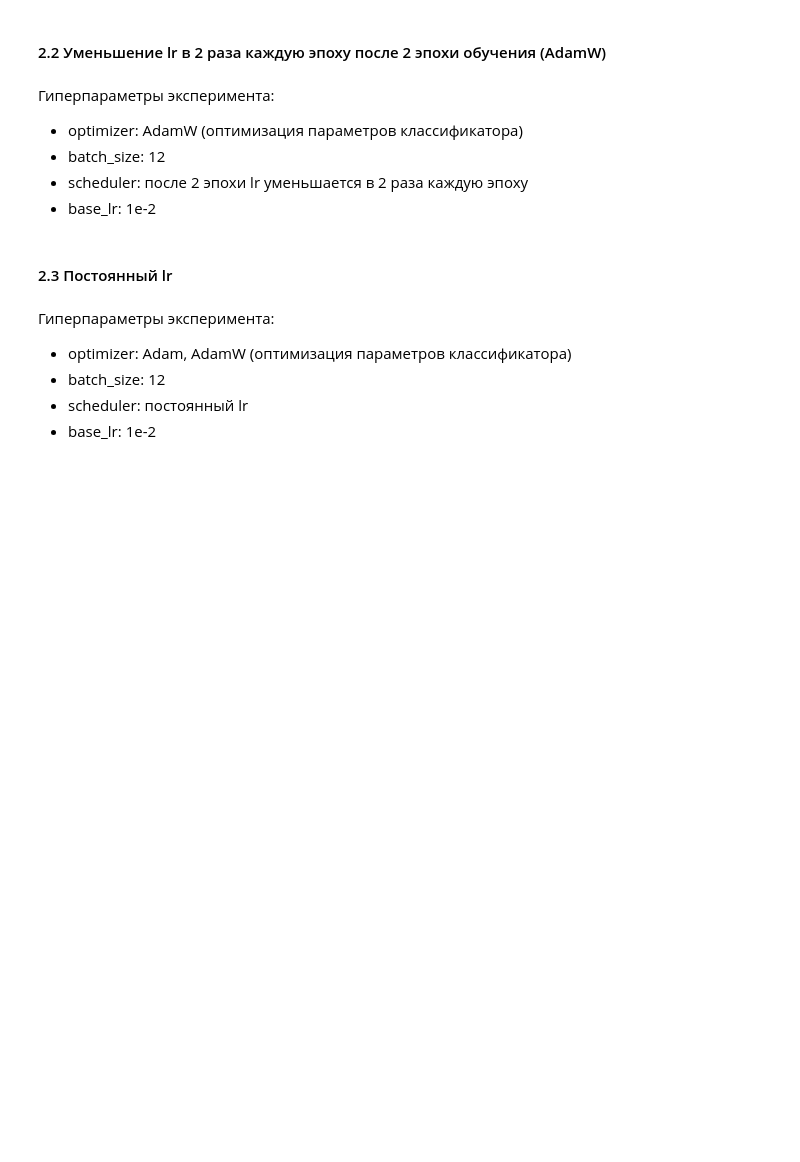
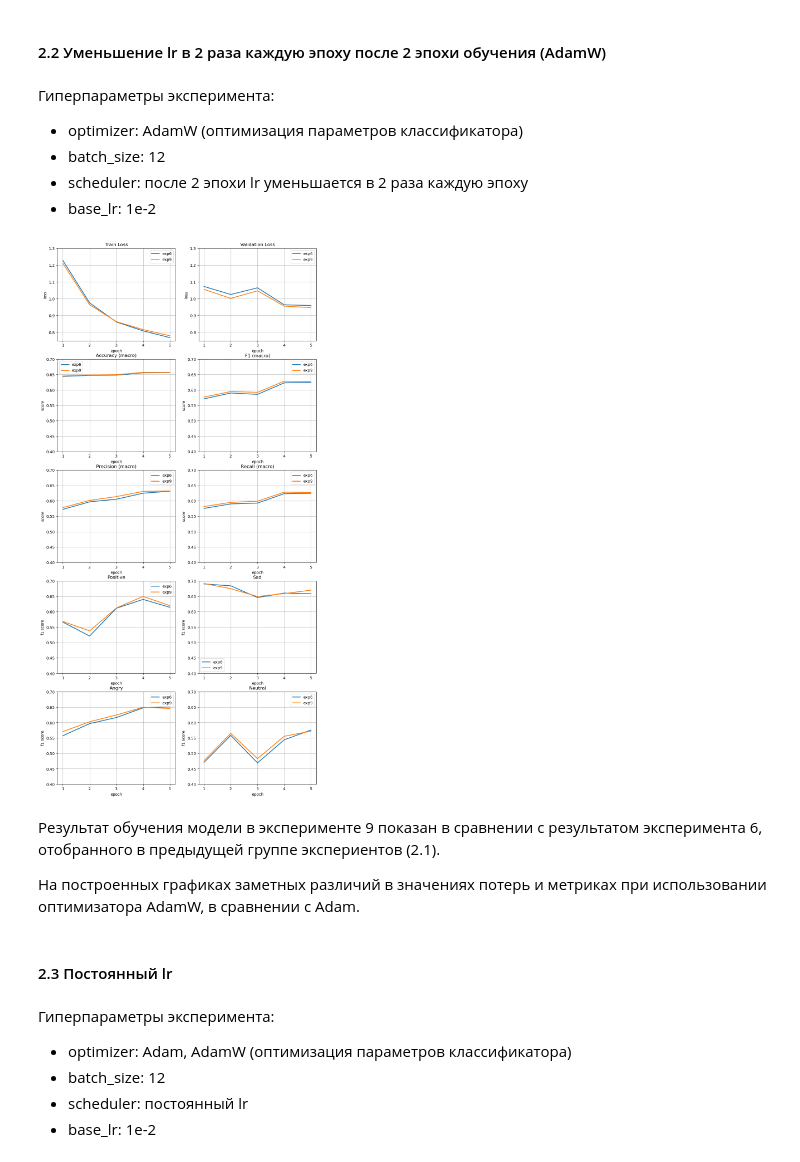
Before and after one commit to ArinaOwl/speech_emotion_recognition, a Jupyter notebook: ser_experiments/emo_classification_pretrained.ipynb, the cells around one changed output. Saved outputs shown, nothing was run; the diff lists cells and outputs as text; code cells hidden in the pictures; blank space fills up the shorter version.

```diff
--- a/ser_experiments/emo_classification_pretrained.ipynb
+++ b/ser_experiments/emo_classification_pretrained.ipynb
@@ -514,6 +630,14 @@ writer.close()
 
 gc.collect()
 torch.cuda.empty_cache()
+# %%
+experiment_plots([6, 9], loss_ylim=[0.75, 1.3], score_ylim=[0.4, 0.7])
+# %% [output]
+[figure, added]
+# %% [markdown]
+Результат обучения модели в эксперименте 9 показан в сравнении с результатом эксперимента 6, отобранного в предыдущей группе экспериентов (2.1).
+
+На построенных графиках заметных различий в значениях потерь и метриках при использовании оптимизатора AdamW, в сравнении с Adam.
 # %% [markdown]
 #### 2.3 Постоянный lr
 # %% [markdown]
```
Also changed, not shown: parts of 33 cells of this notebook.
